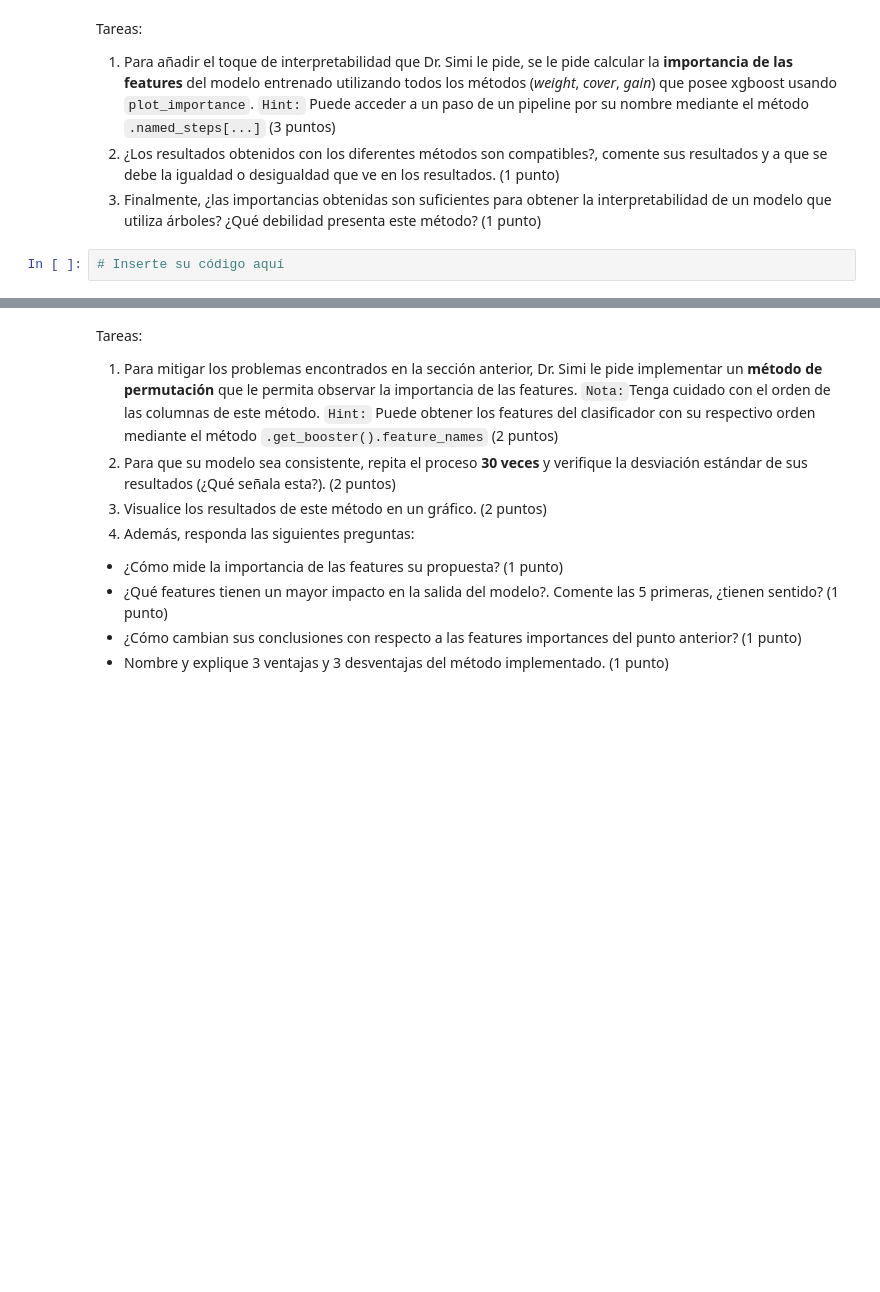
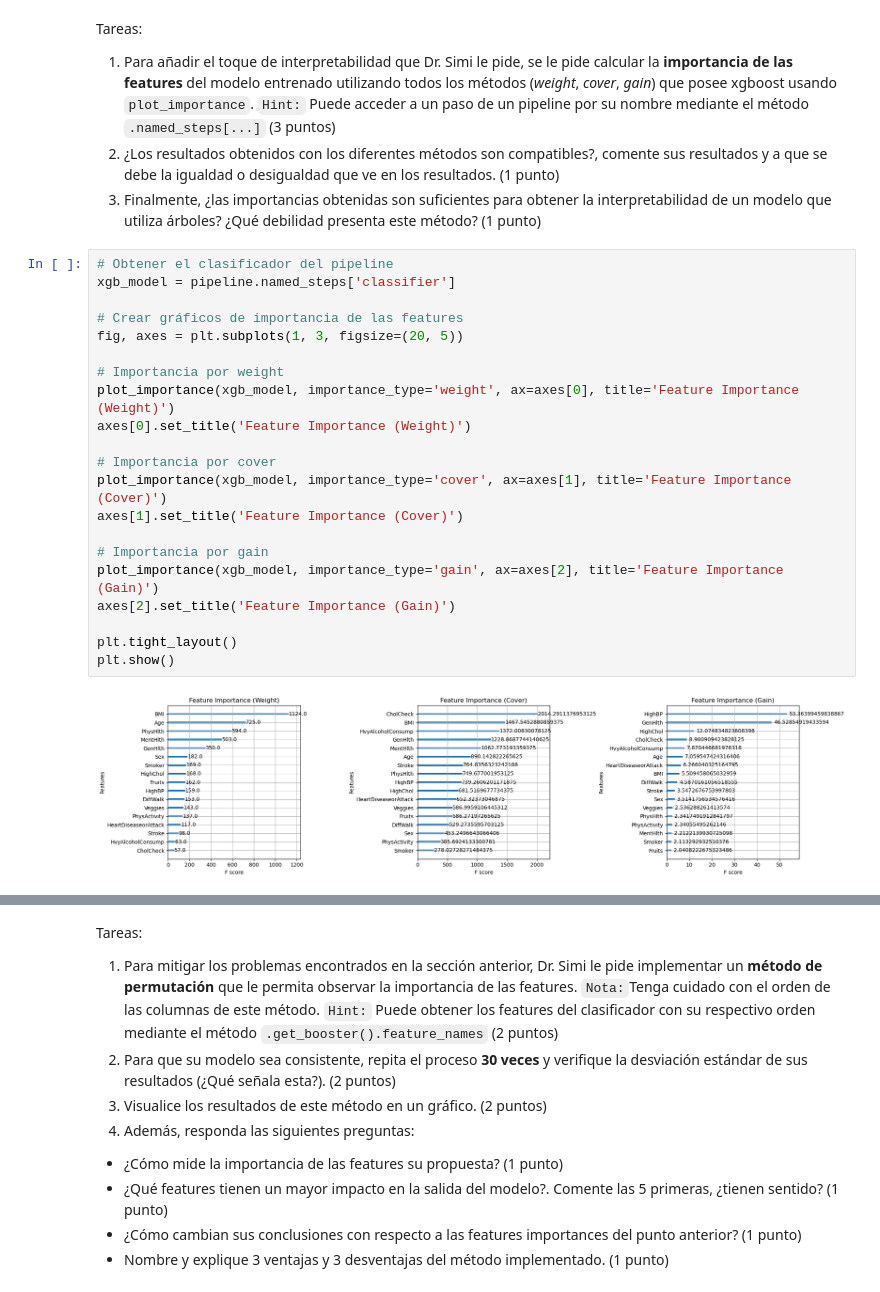
Before and after one commit to sebastianacunau/MDS7202-Laboratorios-y-Proyecto, a Jupyter notebook: Laboratorios/Lab 7 - Interpretabilidad/Lab7_enunciado.ipynb, the cells around one changed output, grey strips where cells are left out. Drawn from its saved outputs; the diff is of its cells as text; blank space fills up the shorter version.

```diff
--- a/Laboratorios/Lab 7 - Interpretabilidad/Lab7_enunciado.ipynb
+++ b/Laboratorios/Lab 7 - Interpretabilidad/Lab7_enunciado.ipynb
@@ -116,8 +192,29 @@ Tareas:
 1. Para añadir el toque de interpretabilidad que Dr. Simi le pide, se le pide calcular la **importancia de las features** del modelo entrenado utilizando todos los métodos (*weight*, *cover*, *gain*) que posee xgboost usando `plot_importance`. `Hint:` Puede acceder a un paso de un pipeline por su nombre mediante el método `.named_steps[...]` (3 puntos)
 2. ¿Los resultados obtenidos con los diferentes métodos son compatibles?, comente sus resultados y a que se debe la igualdad o desigualdad que ve en los resultados. (1 punto)
 3. Finalmente, ¿las importancias obtenidas son suficientes para obtener la interpretabilidad de un modelo que utiliza árboles? ¿Qué debilidad presenta este método? (1 punto)
-# %%
-# Inserte su código aquí
+# %%
+# Obtener el clasificador del pipeline
+xgb_model = pipeline.named_steps['classifier']
+
+# Crear gráficos de importancia de las features
+fig, axes = plt.subplots(1, 3, figsize=(20, 5))
+
+# Importancia por weight
+plot_importance(xgb_model, importance_type='weight', ax=axes[0], title='Feature Importance (Weight)')
+axes[0].set_title('Feature Importance (Weight)')
+
+# Importancia por cover
+plot_importance(xgb_model, importance_type='cover', ax=axes[1], title='Feature Importance (Cover)')
+axes[1].set_title('Feature Importance (Cover)')
+
+# Importancia por gain
+plot_importance(xgb_model, importance_type='gain', ax=axes[2], title='Feature Importance (Gain)')
+axes[2].set_title('Feature Importance (Gain)')
+
+plt.tight_layout()
+plt.show()
+# %% [output]
+[figure, added]
 # %% [markdown]
 ## 4. Métodos Agnósticos Globales (10 puntos)
 
```
Also changed, not shown: parts of 15 cells of this notebook.
